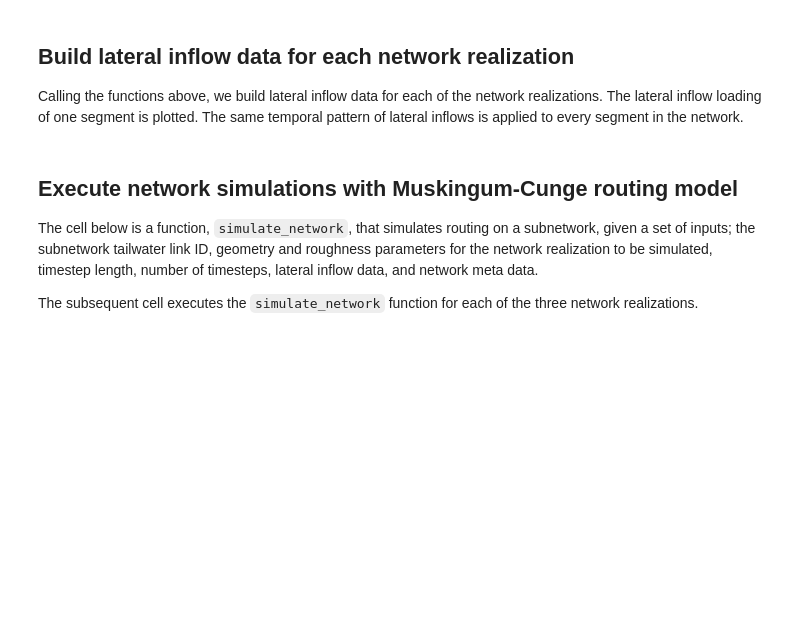
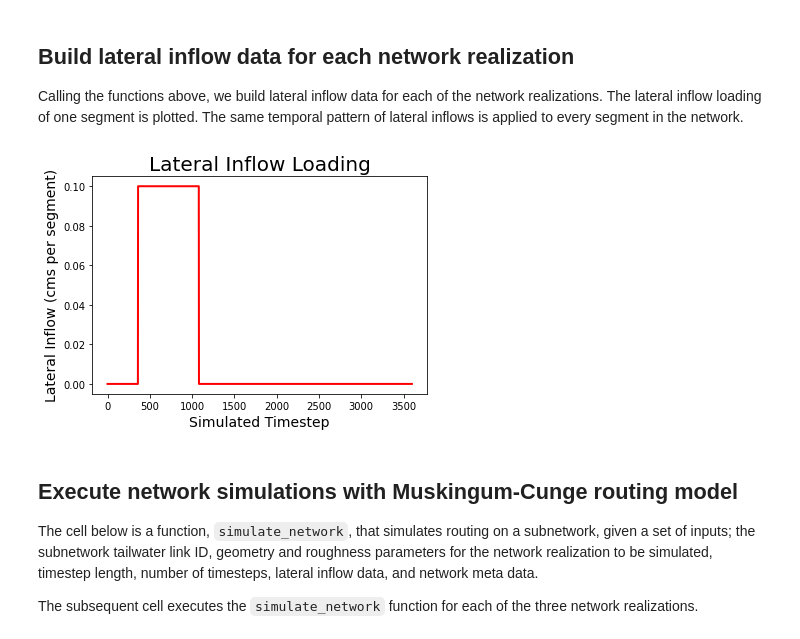
Before and after one commit to jhrehanoaa/t-route, a Jupyter notebook: notebooks/segment-merge.ipynb, the cells around one changed output. Saved outputs shown, nothing was run; the diff lists cells and outputs as text; code cells hidden in the pictures; blank space fills up the shorter version.

```diff
--- a/notebooks/segment-merge.ipynb
+++ b/notebooks/segment-merge.ipynb
@@ -460,11 +466,10 @@ Ok - so we've create new realizations of the NHDPlus network for the Cape Fear R
 ## Simulation time domain
 Set up a 150 day routing simulation with 1-hour timesteps (3600 seconds). Additionally, specify four locations to compare flow simulations.
 # %%
-# number of simulated timesteps
-nts = 3600
-
 # duration of each timestep (seconds)
 dt = 3600
+
+nts = round(150/(dt/60/60/24))
 
 # specific sites at which to analyze results
 sites = {"Southport": 8835402,
@@ -495,7 +500,7 @@ def step_qlats(data, nsteps, qlat):
 
     q = np.concatenate((q1, q2, q3, q4, q5, q6, q7, q8, q9, q10), axis=1)
 
-    ql = pd.DataFrame(q, index=data.index, columns=range(nsteps))
+    ql = pd.DataFrame(q, index=data.index, columns=range(nsteps), dtype=np.float32)
 
     return ql
 # %% [markdown]
@@ -523,23 +528,25 @@ def qlat_merger_adjust(ql, ql_destinations):
 Calling the functions above, we build lateral inflow data for each of the network realizations. The lateral inflow loading of one segment is plotted. The same temporal pattern of lateral inflows is applied to every segment in the network.
 # %%
 # create the native lateral inflow data
-qlat_native = step_qlats(data, nts, 10.0)
+qlat_native = step_qlats(data, round(nts), 0.1)
 
 # adjust lateral inflows data to account for pruning and merging
 qlat_merged = qlat_merger_adjust(qlat_native, qlat_dest_merged)
 qlat_pruned_merged = qlat_merger_adjust(qlat_native, qlat_dest_pruned_merged)
 
 # plot lateral inflow series
 qlat_native.iloc[1].plot(color="r", linewidth=2)
 
 ax = plt.gca()
 ax.set_title("Lateral Inflow Loading", size=20)
 ax.set_ylabel("Lateral Inflow (cms per segment)", size=14)
 ax.set_xlabel("Simulated Timestep", size=14)
 
 fig = plt.gcf()
 plt.show()
 fig.savefig("../doc/lateral_inflow_series.png", bbox_inches='tight')
+# %% [output]
+[figure, added]
 # %% [markdown]
 ## Execute network simulations with Muskingum-Cunge routing model
 The cell below is a function, `simulate_network`, that simulates routing on a subnetwork, given a set of inputs; the subnetwork tailwater link ID, geometry and roughness parameters for the network realization to be simulated, timestep length, number of timesteps, lateral inflow data, and network meta data.
```
Also changed, not shown: parts of 5 cells of this notebook.
